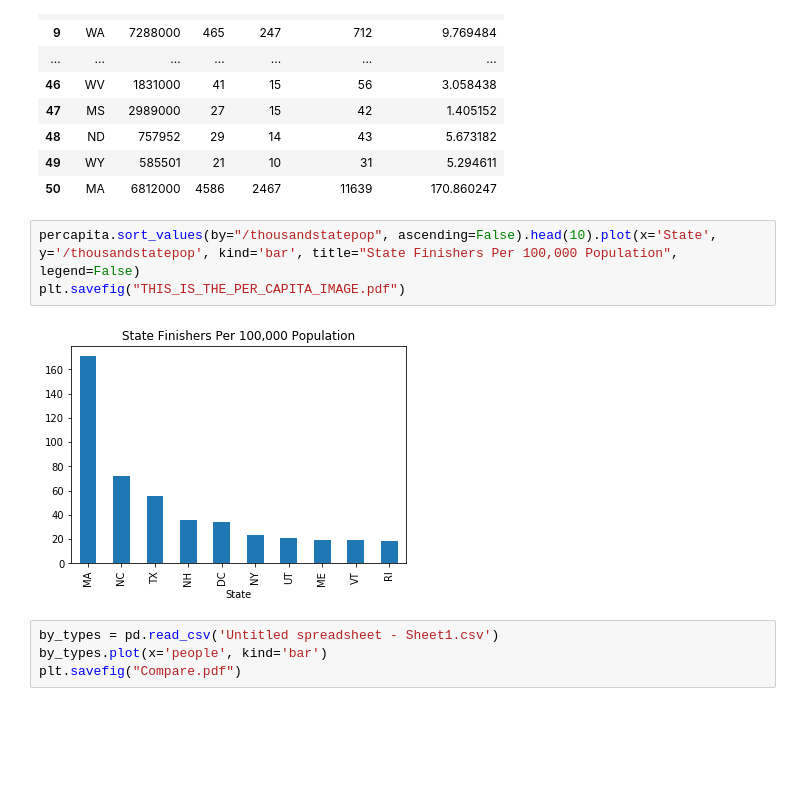
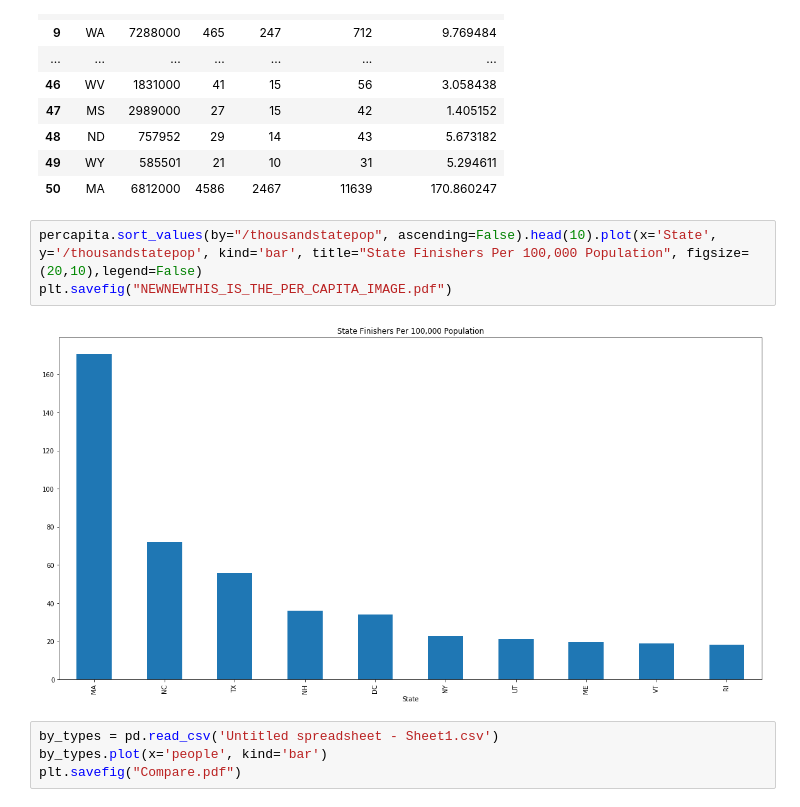
Before and after one commit to maijaliisa/studio-projects, a Jupyter notebook: code/marathon/Mapping Runners.ipynb, the cells around one changed output. Saved outputs shown, nothing was run; the diff lists cells and outputs as text; blank space fills up the shorter version.

```diff
--- a/code/marathon/Mapping Runners.ipynb
+++ b/code/marathon/Mapping Runners.ipynb
@@ -481,10 +481,10 @@ percapita
 | 49 | WY | 585501 | 21 | 10 | 31 | 5.294611 |
 | 50 | MA | 6812000 | 4586 | 2467 | 11639 | 170.860247 |
 # %%
-percapita.sort_values(by="/thousandstatepop", ascending=False).head(10).plot(x='State', y='/thousandstatepop', kind='bar', title="State Finishers Per 100,000 Population", legend=False)
-plt.savefig("THIS_IS_THE_PER_CAPITA_IMAGE.pdf")
+percapita.sort_values(by="/thousandstatepop", ascending=False).head(10).plot(x='State', y='/thousandstatepop', kind='bar', title="State Finishers Per 100,000 Population", figsize=(20,10),legend=False)
+plt.savefig("NEWNEWTHIS_IS_THE_PER_CAPITA_IMAGE.pdf")
 # %% [output]
-[figure, old version]
+[figure, new version]
 # %%
 by_types = pd.read_csv('Untitled spreadsheet - Sheet1.csv')
 by_types.plot(x='people', kind='bar')
```
Also changed, not shown: 7 other files.
